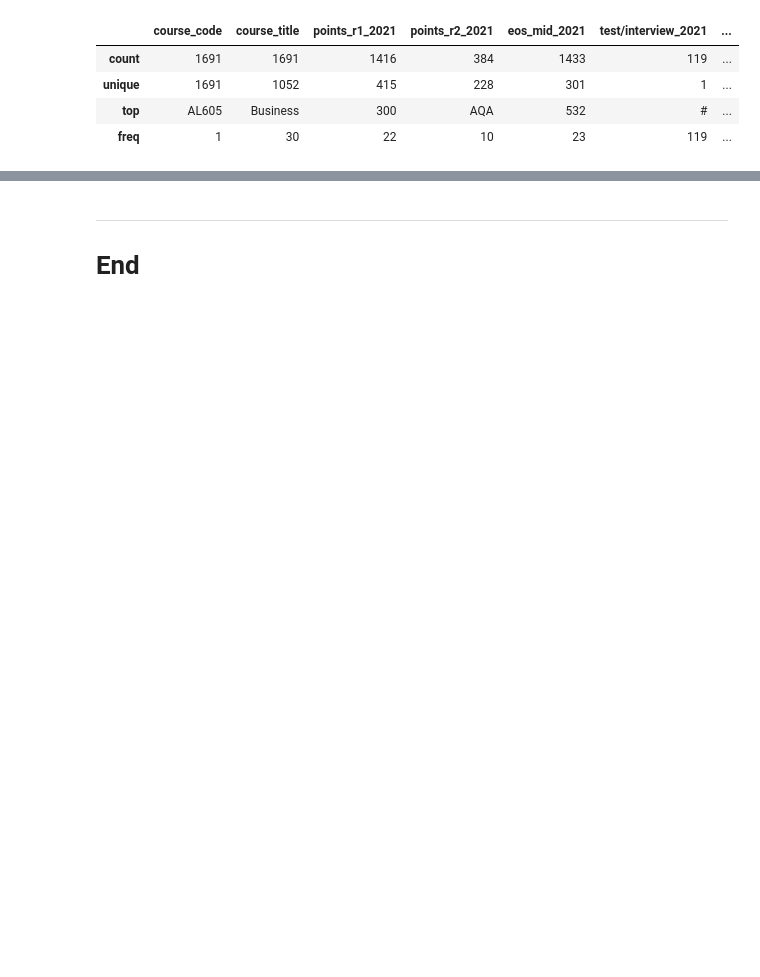
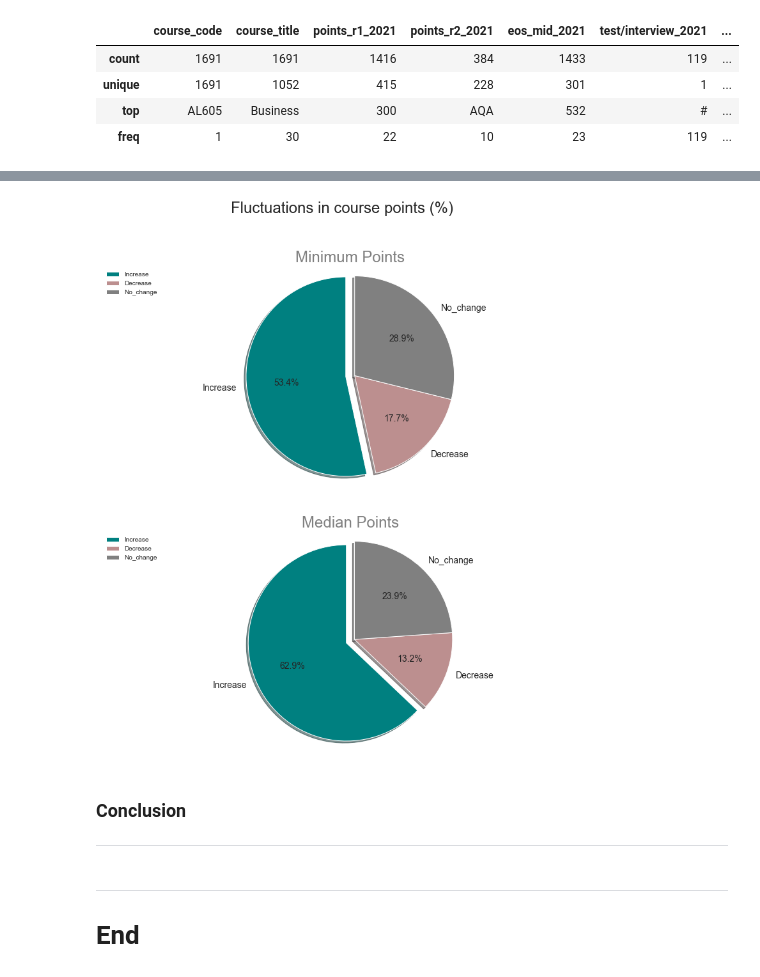
Before and after one commit to Izardo/Fundamentals_of_Data_Analysis, a Jupyter notebook: cao.ipynb, the cells around one changed output, grey strips where cells are left out. Drawn from its saved outputs; the diff is of its cells as text; code cells hidden in the pictures; blank space fills up the shorter version.

```diff
--- a/cao.ipynb
+++ b/cao.ipynb
@@ -1188,3 +1184,8 @@ The Pandas `to_numeric` [function](https://pandas.pydata.org/docs/reference/api/
 mid_21 = pd.to_numeric(data["eos_mid_2021"], errors ='coerce').fillna(np.nan)
 mid_20 = pd.to_numeric(data["eos_mid_2020"], errors ='coerce').fillna(np.nan)
 mid_19 = pd.to_numeric(data["eos_mid_2019"], errors ='coerce').fillna(np.nan)
+
+# Convert all non-numeric round 1 points values to floats & NaNs.
+r1_21 = pd.to_numeric(data["points_r1_2021"], errors = 'coerce').fillna(np.nan)
+r1_20 = pd.to_numeric(data["points_r1_2020"], errors = 'coerce').fillna(np.nan)
+r1_19 = pd.to_numeric(data["eos_2019"], errors = 'coerce').fillna(np.nan)
@@ -1376,0 +1412,11 @@ nan_19 = mid_19.isna().sum()
+# %%
+# Calculate course points fluctuation.
+min_fluc = course_fluctuations(r1_21, r1_20)
+mid_fluc = course_fluctuations(mid_21, mid_20)
+
+# Create pandas dataframe.
+min_fluc = pd.DataFrame(min_fluc, index=["Increase", "Decrease", "No_change"], columns = ["count"])
+mid_fluc = pd.DataFrame(mid_fluc, index=["Increase", "Decrease", "No_change"], columns = ["count"])
+
+# For creating pie chart.
+point_list = [min_fluc, mid_fluc]
@@ -1377,3 +1429,38 @@ nan_19 = mid_19.isna().sum()
+# %%
+# Set values for explode effect on segments.
+explode = [0.09, 0.0, 0.0]
+
+# Create figure & axis.
+fig, axes = plt.subplots(2, 1)
+
+# Change figure size.
+fig.set_size_inches(14, 14)
+
+ax = 0
+title = ["Minimum Points", "Median Points"]
+name = 0
+for i in point_list:
+    axes[ax].pie(x=i["count"], labels=i.index,
+       colors=["teal", "rosybrown", "grey"],
+       autopct='%1.1f%%', # Displays percentages rather than count.
+       shadow=True,
+       explode=explode,
+       startangle=90,
+       textprops={'fontsize': 14})     # Pivots pie chart 90 degrees.
+    axes[ax].axis("equal")
+    axes[ax].legend(loc="upper left")
+    axes[ax].set_title(title[name], fontsize=24, color="Grey")
+    ax += 1
+    name += 1
+
+fig.suptitle("Fluctuations in course points (%)", fontsize=24)
+
+plt.show();
+# %% [output]
+[figure, added]
+# %% [markdown]
+### Conclusion
+***
 # %% [markdown]
 ***
 # End
```
Also changed, not shown: parts of 45 cells of this notebook, 18 other files.
